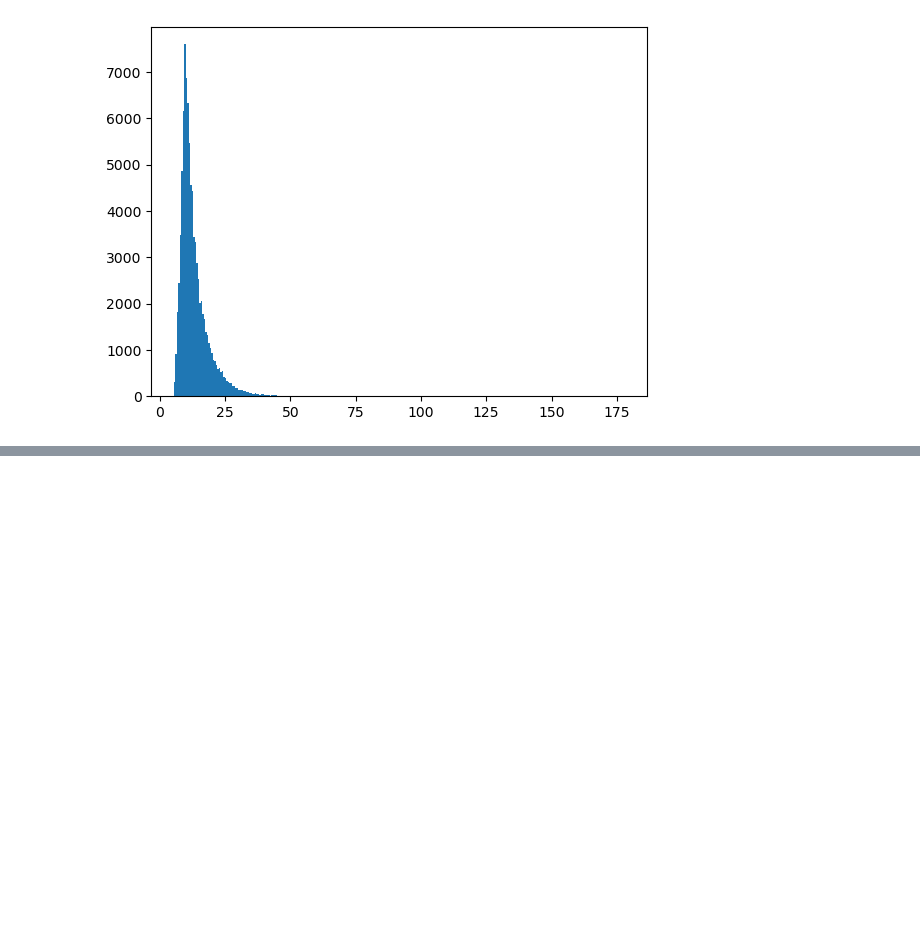
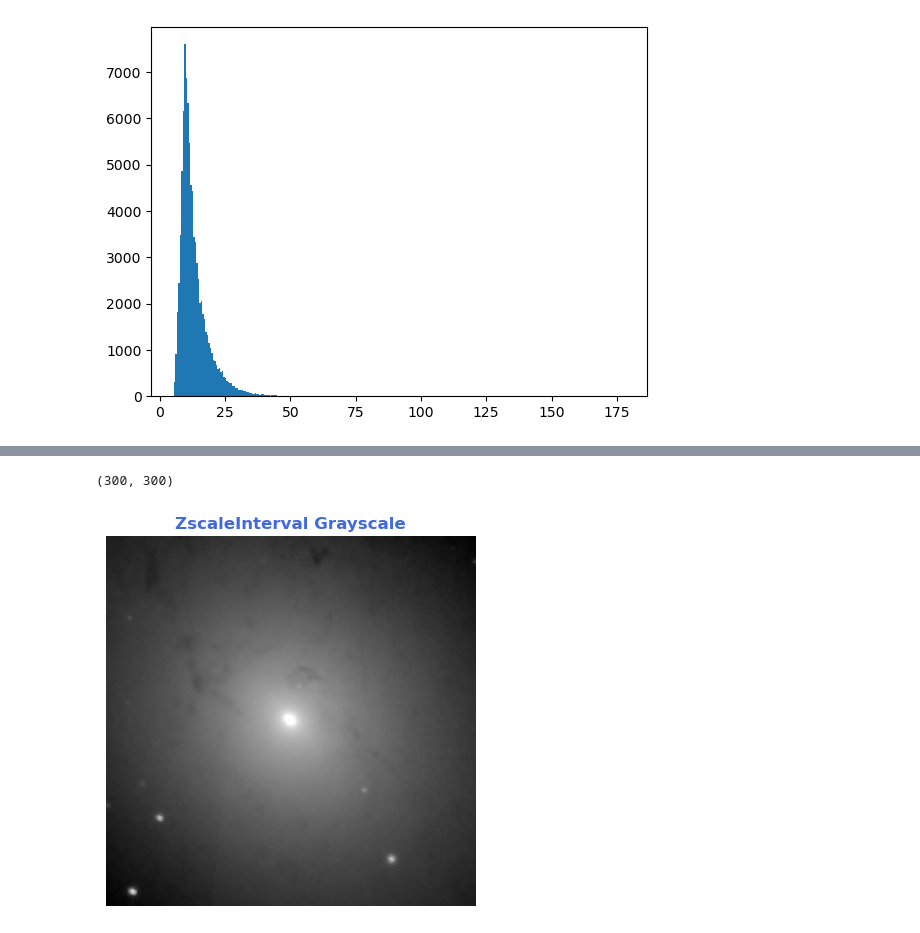
Before and after one commit to vinayak500/M31AstroProcessing, a Jupyter notebook: M31-analysis.ipynb, the cells around one changed output, grey strips where cells are left out. Cells and saved outputs as stored; diff of their text form; code cells hidden in the pictures; blank space fills up the shorter version.

```diff
--- a/M31-analysis.ipynb
+++ b/M31-analysis.ipynb
@@ -476,0 +448,8 @@ grayscale_zint_array.shape
+# %%
+gray_array.shape
+# %% [output]
+(300, 300)
+# %%
+plot_pixels(gray_array , title='ZscaleInterval Grayscale' , color='royalblue')
+# %% [output]
+[figure, added]
```
Also changed, not shown: parts of 78 cells of this notebook, 10 other files.
